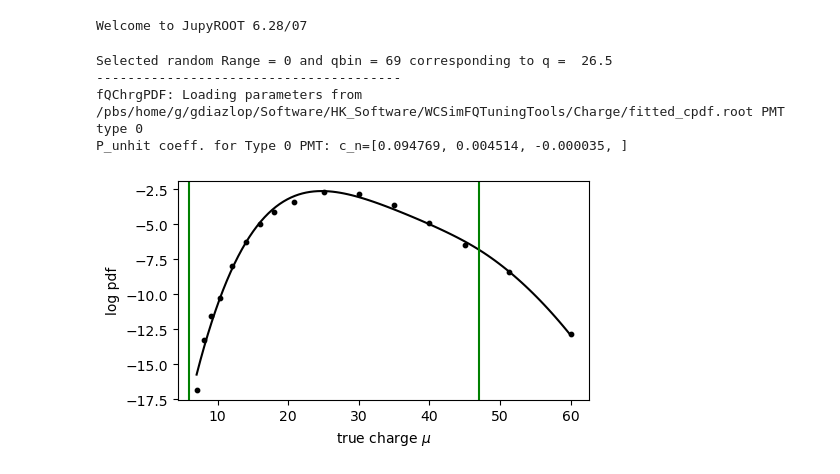
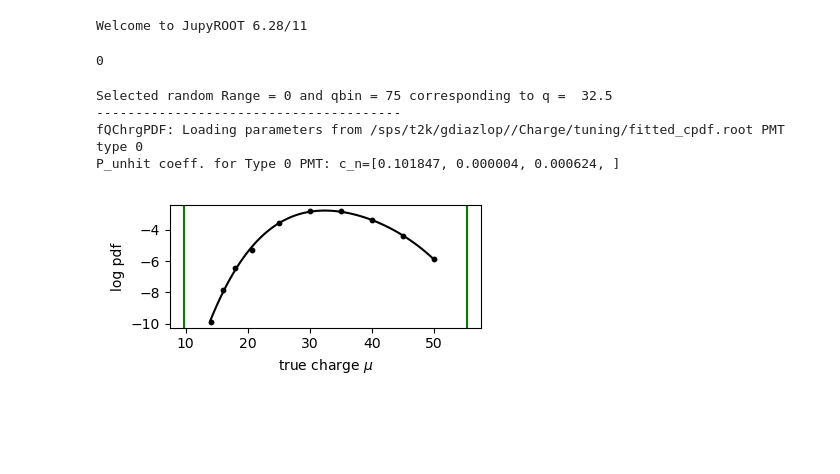
Before and after one commit to lolorestrepo/WCSimFQTuningTools, a Jupyter notebook: Charge/Analysis/chargepdf_fits.ipynb, the cells around one changed output. Drawn from its saved outputs; the diff is of its cells as text; code cells hidden in the pictures; blank space fills up the shorter version.

```diff
--- a/Charge/Analysis/chargepdf_fits.ipynb
+++ b/Charge/Analysis/chargepdf_fits.ipynb
@@ -5,8 +5,11 @@ import ctypes
 import uproot
 import numpy as np
 import matplotlib.pyplot as plt
+%matplotlib widget
 
 import ROOT
+ROOT.gSystem.Load("/pbs/home/g/gdiazlop/Software/fiTQun/install-Linux_x86_64-gcc_9-python_3.10.13/lib/libfiTQunLib.so")
 # %% [output]
-Welcome to JupyROOT 6.28/07
+Welcome to JupyROOT 6.28/11
+0
 # %%
@@ -31,7 +32,7 @@ def evaluate_logpdf(q, mus, npars):
 
     return logpdf
 # %%
-fname  = os.path.expandvars("$HOME/Software/HK_Software/WCSimFQTuningTools/Charge/fitted_cpdf.root")
+fname  = os.path.expandvars("$LUSTRE/Charge/tuning/fitted_cpdf.root")
 f  = uproot.open(fname)
 f.classnames();
 # %%
@@ -45,35 +46,40 @@ qs = (qbins[1:] + qbins [:-1])/2.
 # %%
 # select random range and bin
 rang = np.random.randint(nqranges)
-qbin = np.random.randint(1, len(qbins))
+# random bin in the selected range
+qbins_idx_in_range = np.argwhere((qranges[rang]<=qbins)&(qbins<qranges[rang+1])).flatten()
+qbin = np.random.choice(qbins_idx_in_range)
 
 print("Selected random Range =", rang, "and qbin =", qbin, "corresponding to q = ", qs[qbin])
 print("---------------------------------------")
 
 mus, logpdf = f[f"glogPDF_Rang{rang}_{qbin+1}"].values()
 ROOT.fQChrgPDF.Get().LoadParams(fname, 0)
+
+if len(mus) == 0:
+    raise Exception(f"No data for selected bin number {qbin}")
 # %% [output]
-Selected random Range = 0 and qbin = 69 corresponding to q =  26.5
+Selected random Range = 0 and qbin = 75 corresponding to q =  32.5
 ---------------------------------------
-fQChrgPDF: Loading parameters from /pbs/home/g/gdiazlop/Software/HK_Software/WCSimFQTuningTools/Charge/fitted_cpdf.root PMT type 0
-P_unhit coeff. for Type 0 PMT: c_n=[0.094769, 0.004514, -0.000035, ]
+fQChrgPDF: Loading parameters from /sps/t2k/gdiazlop//Charge/tuning/fitted_cpdf.root PMT type 0
+P_unhit coeff. for Type 0 PMT: c_n=[0.101847, 0.000004, 0.000624, ]
 # %%
-plt.figure(figsize=[5, 3])
+plt.figure(figsize=[4, 2])
 
 plt.scatter(mus, logpdf, s=10, color="k")
 
 # fit
 x = np.linspace(mus[0], mus[-1], 100)
 y = evaluate_logpdf(qs[qbin], x, nparams[rang])
 plt.plot(x, y, color="k")
 
 # thresholds
 for i in range(2):
     _,  muthr  =  f[f"gmuthr_Rang{rang}_{i}"].values()
     plt.axvline(muthr[qbin], color="g")
 
 plt.xlabel(r"true charge $\mu$")
 plt.ylabel("log pdf")
 plt.tight_layout()
 # %% [output]
-[figure, old version]
+[figure, new version]
```
Also changed, not shown: parts of 1 cell of this notebook, 4 other files.
